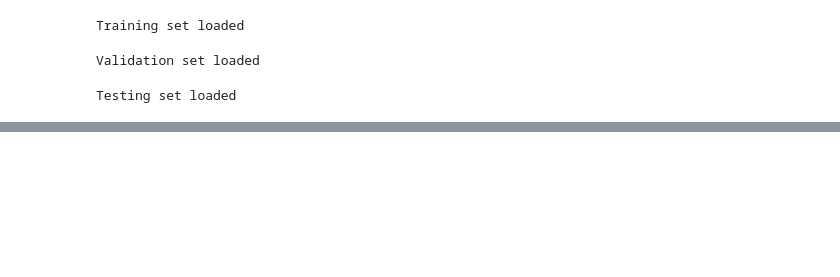
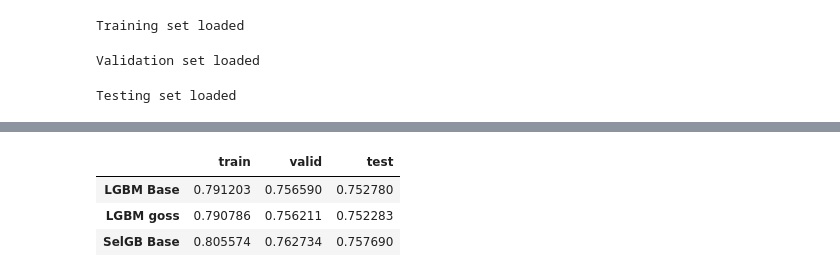
Before and after one commit to diegochine/LightGBM-SelGB, a Jupyter notebook: SelGB evaluation.ipynb, the cells around one changed output, grey strips where cells are left out. Saved outputs shown, nothing was run; the diff lists cells and outputs as text; code cells hidden in the pictures; blank space fills up the shorter version.

```diff
--- a/SelGB evaluation.ipynb
+++ b/SelGB evaluation.ipynb
@@ -62,0 +145,8 @@ TypeError: 'NoneType' object is not iterable
+# %%
+ndcg_full.to_csv('../output/results/ndcgfull.csv')
+ndcg_full
+# %% [output]
+|  | train | valid | test |
+| LGBM Base | 0.791203 | 0.756590 | 0.752780 |
+| LGBM goss | 0.790786 | 0.756211 | 0.752283 |
+| SelGB Base | 0.805574 | 0.762734 | 0.757690 |
```
Also changed, not shown: parts of 10 cells of this notebook, 4 other files.
